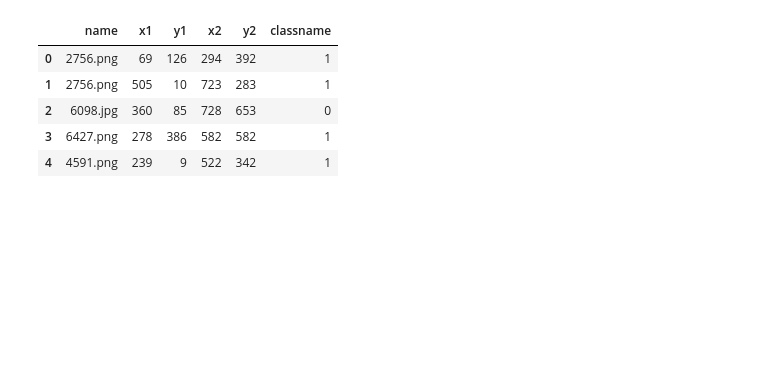
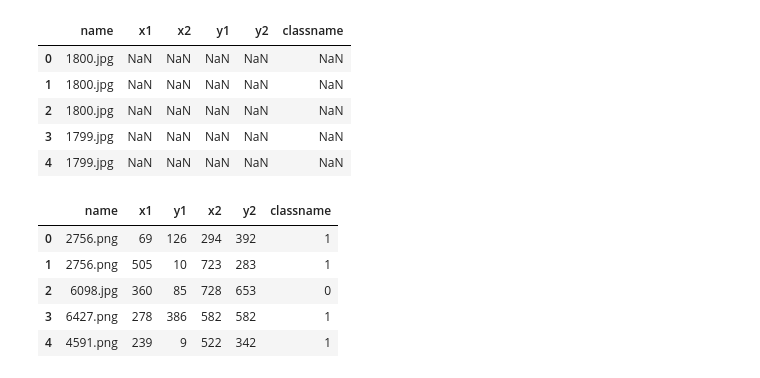
Before and after one commit to sd8capricon/face-mask-assignment, a Jupyter notebook: notebook_test.ipynb, the cells around one changed output. Drawn from its saved outputs; the diff is of its cells as text; code cells hidden in the pictures; blank space fills up the shorter version.

```diff
--- a/notebook_test.ipynb
+++ b/notebook_test.ipynb
@@ -25,14 +25,22 @@ def get_roi(img, roi_size, xmin, ymin, xmax, ymax):
     return cv2.cvtColor(roi, cv2.COLOR_BGR2RGB)
 # %%
 train = pd.read_csv("fixed_train.csv")
-train.head()
+test = pd.read_csv("submission.csv")
+final = pd.DataFrame(columns=test.columns)
+display(test.head(), train.head())
 # %% [output]
-|  | name | x1 | y1 | x2 | y2 | classname |
-| 0 | 2756.png | 69 | 126 | 294 | 392 | 1 |
-| 1 | 2756.png | 505 | 10 | 723 | 283 | 1 |
-| 2 | 6098.jpg | 360 | 85 | 728 | 653 | 0 |
-| 3 | 6427.png | 278 | 386 | 582 | 582 | 1 |
-| 4 | 4591.png | 239 | 9 | 522 | 342 | 1 |
+|  | name | x1 | x2 | y1 | y2 | classname |
+| 0 | 1800.jpg | NaN | NaN | NaN | NaN | NaN |
+| 1 | 1800.jpg | NaN | NaN | NaN | NaN | NaN |
+| 2 | 1800.jpg | NaN | NaN | NaN | NaN | NaN |
+| 3 | 1799.jpg | NaN | NaN | NaN | NaN | NaN |
+| 4 | 1799.jpg | NaN | NaN | NaN | NaN | NaN |
+|  | name | x1 | y1 | x2 | y2 | classname |
+| 0 | 2756.png | 69 | 126 | 294 | 392 | 1 |
+| 1 | 2756.png | 505 | 10 | 723 | 283 | 1 |
+| 2 | 6098.jpg | 360 | 85 | 728 | 653 | 0 |
+| 3 | 6427.png | 278 | 386 | 582 | 582 | 1 |
+| 4 | 4591.png | 239 | 9 | 522 | 342 | 1 |
 # %%
 # Does not work with side faces
 face_cascade = cv2.CascadeClassifier('cv/haarcascade_frontalface_default.xml')
```
Also changed, not shown: parts of 3 cells of this notebook, 5 other files.
